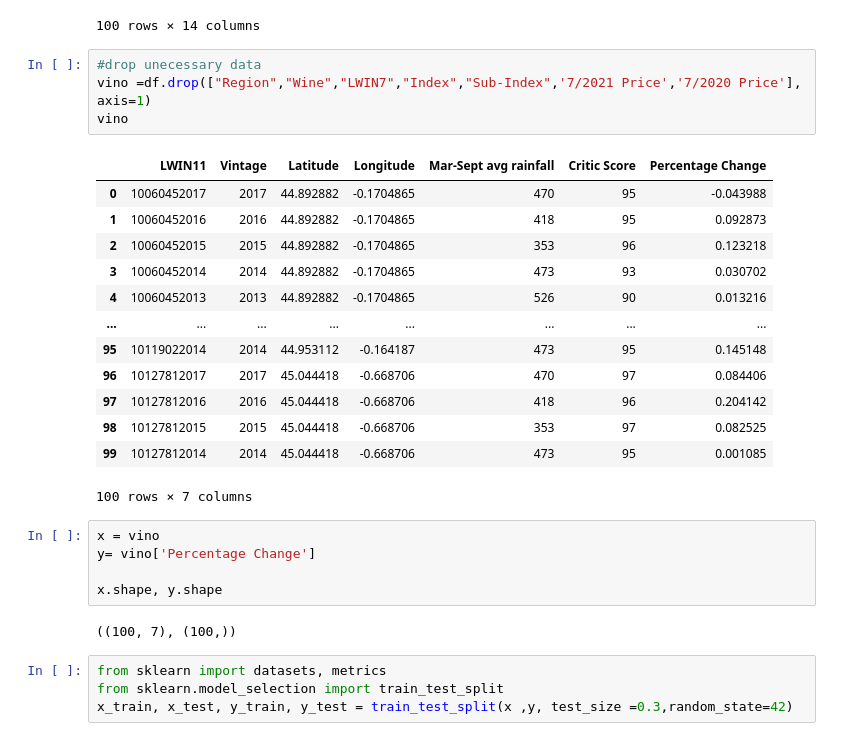
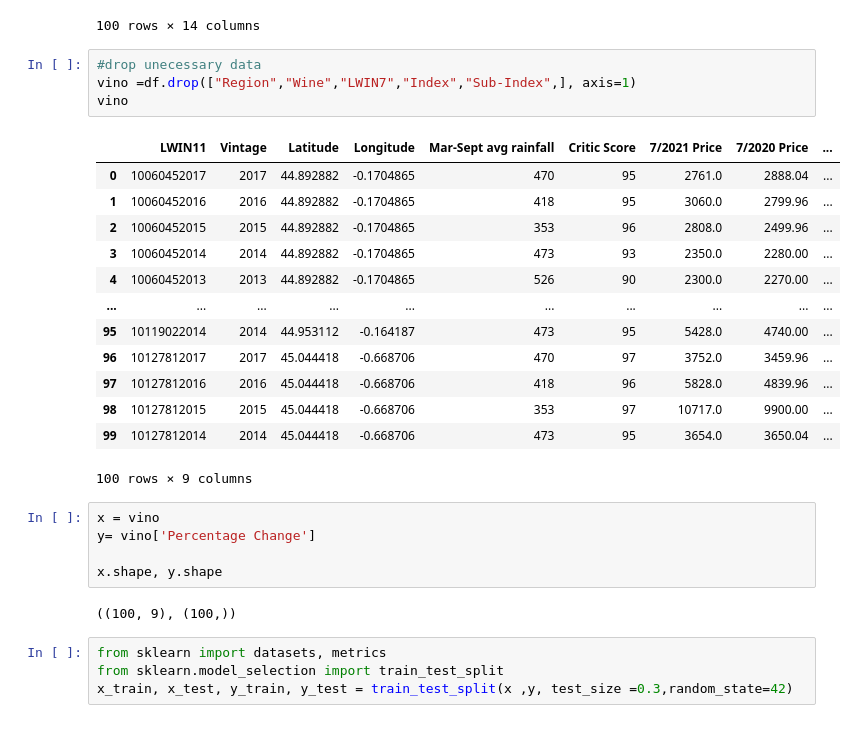
Before and after one commit to gsgibbs/ML-final-project, a Jupyter notebook: Regressor Model.ipynb, the cells around one changed output. Saved outputs shown, nothing was run; the diff lists cells and outputs as text.

```diff
--- a/Regressor Model.ipynb
+++ b/Regressor Model.ipynb
@@ -23,29 +23,29 @@ df
 100 rows × 14 columns
 # %%
 #drop unecessary data
-vino =df.drop(["Region","Wine","LWIN7","Index","Sub-Index",'7/2021 Price','7/2020 Price'], axis=1)
+vino =df.drop(["Region","Wine","LWIN7","Index","Sub-Index",], axis=1)
 vino
 # %% [output]
-|  | LWIN11 | Vintage | Latitude | Longitude | Mar-Sept avg rainfall | Critic Score | Percentage Change |
-| 0 | 10060452017 | 2017 | 44.892882 | -0.1704865 | 470 | 95 | -0.043988 |
-| 1 | 10060452016 | 2016 | 44.892882 | -0.1704865 | 418 | 95 | 0.092873 |
-| 2 | 10060452015 | 2015 | 44.892882 | -0.1704865 | 353 | 96 | 0.123218 |
-| 3 | 10060452014 | 2014 | 44.892882 | -0.1704865 | 473 | 93 | 0.030702 |
-| 4 | 10060452013 | 2013 | 44.892882 | -0.1704865 | 526 | 90 | 0.013216 |
-| ... | ... | ... | ... | ... | ... | ... | ... |
-| 95 | 10119022014 | 2014 | 44.953112 | -0.164187 | 473 | 95 | 0.145148 |
-| 96 | 10127812017 | 2017 | 45.044418 | -0.668706 | 470 | 97 | 0.084406 |
-| 97 | 10127812016 | 2016 | 45.044418 | -0.668706 | 418 | 96 | 0.204142 |
-| 98 | 10127812015 | 2015 | 45.044418 | -0.668706 | 353 | 97 | 0.082525 |
-| 99 | 10127812014 | 2014 | 45.044418 | -0.668706 | 473 | 95 | 0.001085 |
+|  | LWIN11 | Vintage | Latitude | Longitude | Mar-Sept avg rainfall | Critic Score | 7/2021 Price | 7/2020 Price | ... |
+| 0 | 10060452017 | 2017 | 44.892882 | -0.1704865 | 470 | 95 | 2761.0 | 2888.04 | ... |
+| 1 | 10060452016 | 2016 | 44.892882 | -0.1704865 | 418 | 95 | 3060.0 | 2799.96 | ... |
+| 2 | 10060452015 | 2015 | 44.892882 | -0.1704865 | 353 | 96 | 2808.0 | 2499.96 | ... |
+| 3 | 10060452014 | 2014 | 44.892882 | -0.1704865 | 473 | 93 | 2350.0 | 2280.00 | ... |
+| 4 | 10060452013 | 2013 | 44.892882 | -0.1704865 | 526 | 90 | 2300.0 | 2270.00 | ... |
+| ... | ... | ... | ... | ... | ... | ... | ... | ... | ... |
+| 95 | 10119022014 | 2014 | 44.953112 | -0.164187 | 473 | 95 | 5428.0 | 4740.00 | ... |
+| 96 | 10127812017 | 2017 | 45.044418 | -0.668706 | 470 | 97 | 3752.0 | 3459.96 | ... |
+| 97 | 10127812016 | 2016 | 45.044418 | -0.668706 | 418 | 96 | 5828.0 | 4839.96 | ... |
+| 98 | 10127812015 | 2015 | 45.044418 | -0.668706 | 353 | 97 | 10717.0 | 9900.00 | ... |
+| 99 | 10127812014 | 2014 | 45.044418 | -0.668706 | 473 | 95 | 3654.0 | 3650.04 | ... |
-100 rows × 7 columns
+100 rows × 9 columns
 # %%
 x = vino
 y= vino['Percentage Change']
 
 x.shape, y.shape
 # %% [output]
-((100, 7), (100,))
+((100, 9), (100,))
 # %%
 from sklearn import datasets, metrics
 from sklearn.model_selection import train_test_split
```
Also changed, not shown: parts of 2 cells of this notebook, 1 other file.
